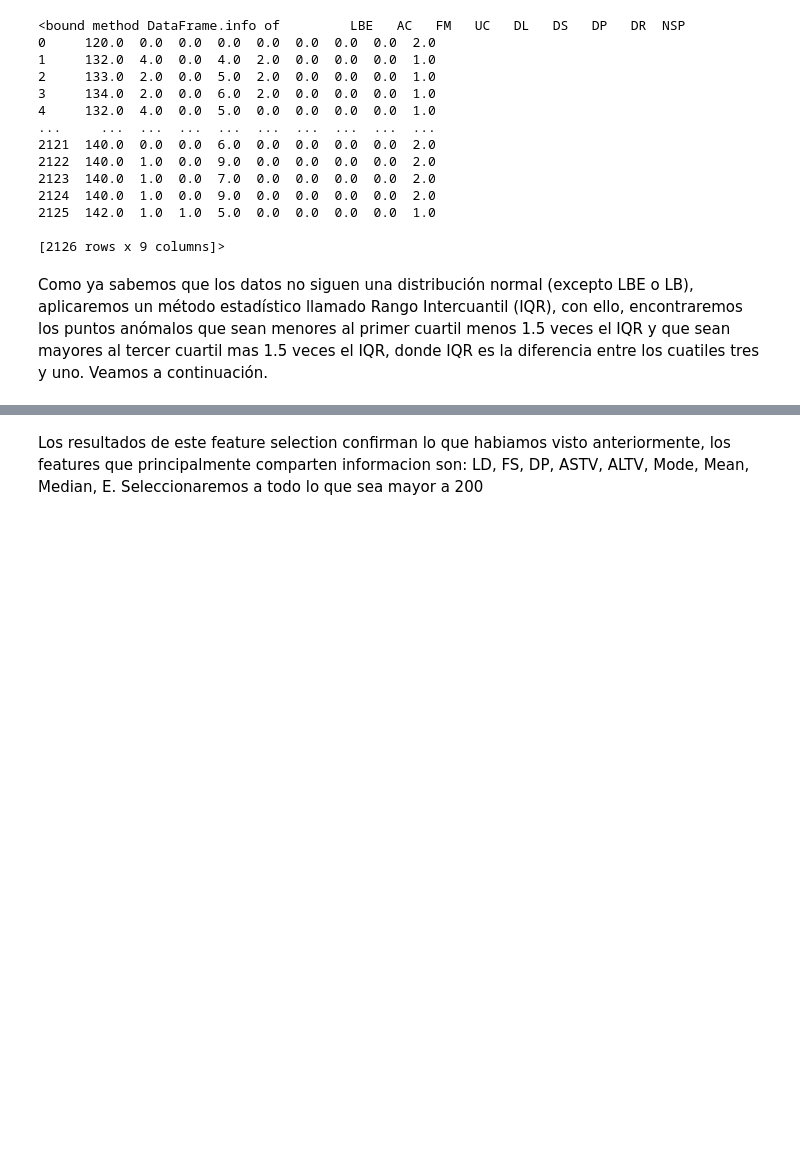
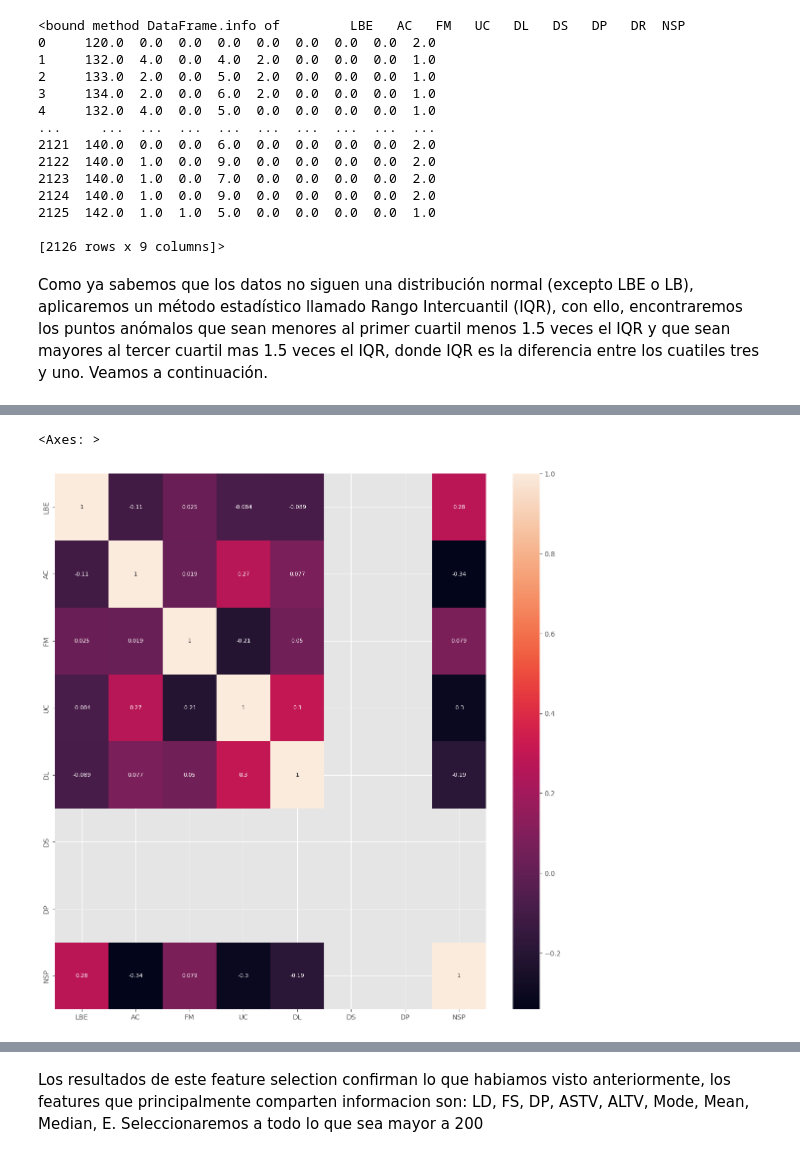
Before and after one commit to moqca/ia_masterrs, a Jupyter notebook: apre_aut/mexmiart03_act3/act3_draft.ipynb, the cells around one changed output, grey strips where cells are left out. Saved outputs shown, nothing was run; the diff lists cells and outputs as text; code cells hidden in the pictures; blank space fills up the shorter version.

```diff
--- a/apre_aut/mexmiart03_act3/act3_draft.ipynb
+++ b/apre_aut/mexmiart03_act3/act3_draft.ipynb
@@ -669,0 +651,6 @@ sns.barplot(data=features, x='Score', y='Feature', orient='h')
+# %%
+fig, ax = plt.subplots(figsize=(14,14))
+sns.heatmap(outliers_df.corr(), annot=True, annot_kws={"size": 8})
+# %% [output]
+<Axes: >
+[figure, added]
```
Also changed, not shown: parts of 59 cells of this notebook, 4 other files.
